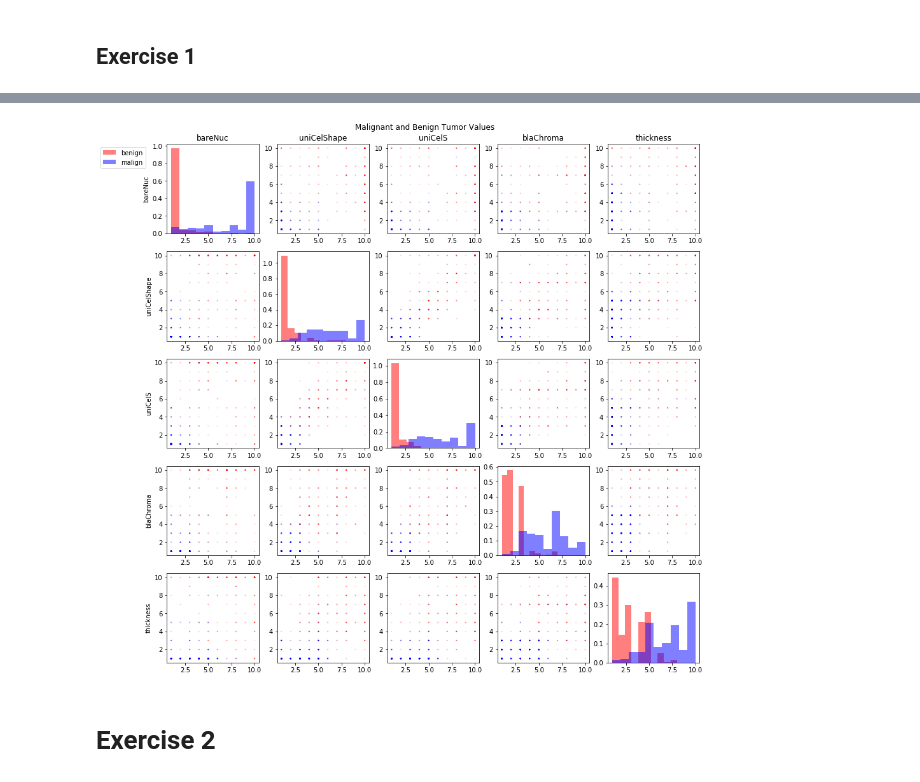
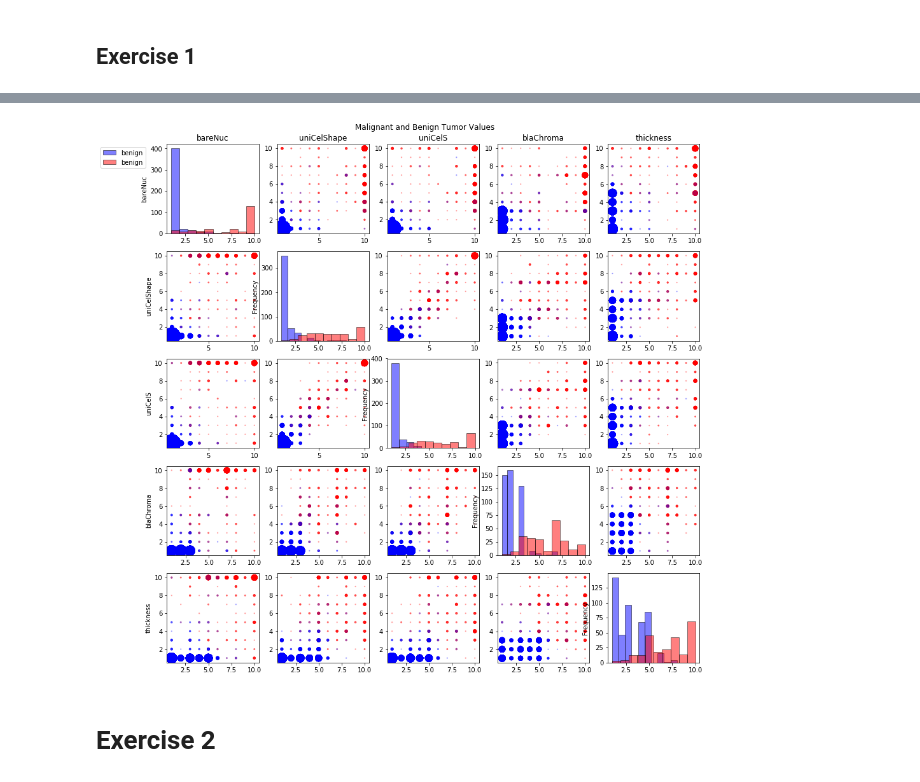
Before and after one commit to brucetony/VisComp, a Jupyter notebook: vclsi-2-Schultz-Ibarra.ipynb, the cells around one changed output, grey strips where cells are left out. Saved outputs shown, nothing was run; the diff lists cells and outputs as text; code cells hidden in the pictures.

Commit message:
matrix scatterplot now can also work for PCA

```diff
--- a/vclsi-2-Schultz-Ibarra.ipynb
+++ b/vclsi-2-Schultz-Ibarra.ipynb
@@ -97,5 +119,5 @@ def DSC(point_list):
 # %%
-def scat_matrix(filepath, num_attr):
+def plot_matrix_scatterplot(data, columns, diag_kind="hist"):
     '''
     Generates scatterplots of the attribute combinations that had the highest num_attr F scores \
     in the non-diagonal spots and histograms of the benign and malignant frequencies for each attr. \
@@ -104,37 +126,18 @@ def scat_matrix(filepath, num_attr):
     :param num_attr: Number of attributes to be used in graphs
     :return:
     '''
-    # Read file to pandasDF
-    data_df = pd.read_excel(os.path.abspath(filepath), index_col="code")
-
-    # For the moment let's just interpolate missing data by class
-    # Interpolating missing values to each column
-    benign_imputed = data_df[data_df["class"]==2].apply(interpolate_by_mean, axis=0)
-    malig_imputed = data_df[data_df["class"]==4].apply(interpolate_by_mean, axis=0)
-    data_imputed = pd.concat([malig_imputed, benign_imputed])
-
-    # Calculate F-Score for the imputed data
-    fscores = data_imputed.apply(get_f_score, axis=0, exclude=["class"],
-                                 groups=[benign_imputed, malig_imputed])
-
-    # Sort fscores
-    fscores = fscores.sort_values(ascending=False)
-
     # Subset data based on most significant attributes
     # Generate figure for plots to be plotted in
-    n = num_attr  # Number of attributes to be used
+    n = len(columns)  # Number of attributes to be used
     fig, subs = plt.subplots(n, n, figsize=(15, 15))
 
     # zip together the column names and the position on the matrix
     # this will avoid using nested loops
-    col = product(fscores[:n].index, repeat=2)
+    col = product(columns, repeat=2)
     idx = product(range(n), repeat=2)
 
     # Create colors list
-    colors = ["blue" if row is 2 else "red" for row in list(data_imputed['class'])]
-
-    # Collect DSC values
-    DSC_values = []
+    colors = ["blue" if row is 2 else "red" for row in list(data['class'])]
 
     # iterate over columns(c1,c2) combinations and plot
     for attr, idx in zip(col, idx):
@@ -143,24 +146,26 @@ def scat_matrix(filepath, num_attr):
         attrx, attry = attr
 
         if i == j:
-            subs[i, j].hist(data_imputed[attrx][data_imputed["class"] == 2], color="blue",
-                            alpha=0.5, histtype='bar', label="benign", edgecolor='black')
-            subs[i, j].hist(data_imputed[attrx][data_imputed["class"] == 4], color="red",
-                            alpha=0.5, histtype='bar', label="malignant", edgecolor='black')
+            # Pandas implementation, but tecnically this is also matplotlib
+            # I prefer using this one since it allows the function to
+            # be generalizable
+            data[attrx][data["class"] == 2].plot(ax = subs[i,j], kind=diag_kind,
+                        color="blue", alpha=0.5,histtype="bar",label="benign",edgecolor="black")
+            data[attrx][data["class"] == 4].plot(ax = subs[i,j], kind=diag_kind,
+                        color="red", alpha=0.5,histtype="bar",label="benign",edgecolor="black")
 
+            # Matplotlib implementation
+            #subs[i, j].hist(data[attrx][data["class"] == 2], color="blue",
+            #t                alpha=0.5, histtype='bar', label="benign", edgecolor='black')
+            #subs[i, j].hist(data[attrx][data["class"] == 4], color="red",
+            #                alpha=0.5, histtype='bar', label="malignant", edgecolor='black')
         else:
             # Generate sizes by counting number of times a point occurs
-            datapoints = list(zip(data_imputed[attrx], data_imputed[attry]))
+            datapoints = list(zip(data[attrx], data[attry]))
             sizes = [datapoints.count(point)*2 for point in datapoints]
 
             # Create scatter plot at position i,j using created sizes/colors, alpha used for overlapping points
-            subs[i, j].scatter(data_imputed[attrx], data_imputed[attry], alpha=0.25, c=colors, s=sizes)
-
-            # Setup to calculate DSC
-            benign_scatter = list(zip(benign_imputed[attrx], benign_imputed[attry]))
-            malig_scatter = list(zip(malig_imputed[attrx], malig_imputed[attry]))
-            all_points = [benign_scatter, malig_scatter]
-            DSC_values.append(('{} and {}'.format(attrx, attry), DSC(all_points)))
+            subs[i, j].scatter(data[attrx], data[attry], alpha=0.25, c=colors, s=sizes)
 
         # Print titles for columns
         if i == 0:
@@ -172,15 +177,34 @@ def scat_matrix(filepath, num_attr):
 
     # Figure attributes
     subs[0, 0].legend(bbox_to_anchor=(-0.2, 1.0))
-    fig.suptitle('Malignant and Benign Tumor Values', x=0.5, y=1)
+    fig.suptitle('Malignant and Benign Tumor Values', x=0.5, y=0.91)
 
     #fig.savefig('Scatter Plot.png')
-    fig.show()
-
-    # Determine max DSC value and return highest one
-    DSC_values.sort(key=lambda x: x[1])
-    print("The highest distance consistancy is {} and found between {}".format(DSC_values[-1][1], DSC_values[-1][0]))
+    #fig.show()
 
 
-scat_matrix('breast-cancer-wisconsin.xlsx', 5)
+# Read file to pandasDF
+filepath = "breast-cancer-wisconsin.xlsx"
+data_df = pd.read_excel(os.path.abspath(filepath), index_col="code")
+
+# For the moment let's just interpolate missing data by class
+# Interpolating missing values to each column
+benign_imputed = data_df[data_df["class"]==2].apply(interpolate_by_mean, axis=0)
+malig_imputed = data_df[data_df["class"]==4].apply(interpolate_by_mean, axis=0)
+data_imputed = pd.concat([malig_imputed, benign_imputed])
+
+# Calculate F-Score for the imputed data
+fscores = data_imputed.apply(get_f_score, axis=0, exclude=["class"],
+                             groups=[benign_imputed, malig_imputed])
+
+# Sort fscores
+#fscores = fscores.sort_values(ascending=False)
+columns = fscores.nlargest(n=5)
+
+# Determine max DSC value and return highest one
+DSC_values= get_DSC(data_imputed, columns.index)
+print("The highest distance consistancy is {} and found between {}".format(DSC_values[-1][1], DSC_values[-1][0]))
+
+# Plot scatterplot matrix
+plot_matrix_scatterplot(data_imputed, columns.index)
 # %% [output]
@@ -207 +212 @@ DSC of thickness and blaChroma = 93.41917024320458
-[figure, old version]
+[figure, new version]
```
Also changed, not shown: parts of 5 cells of this notebook.
